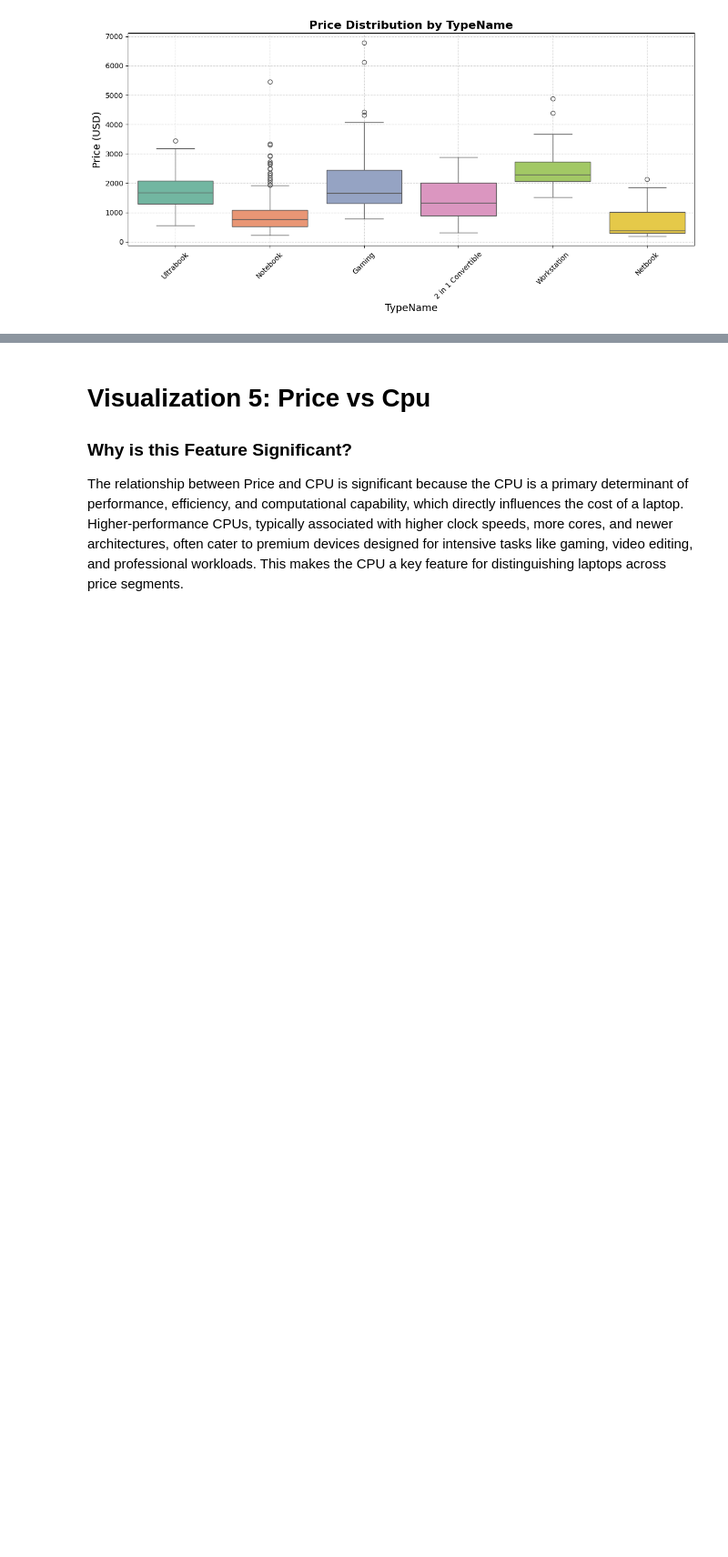
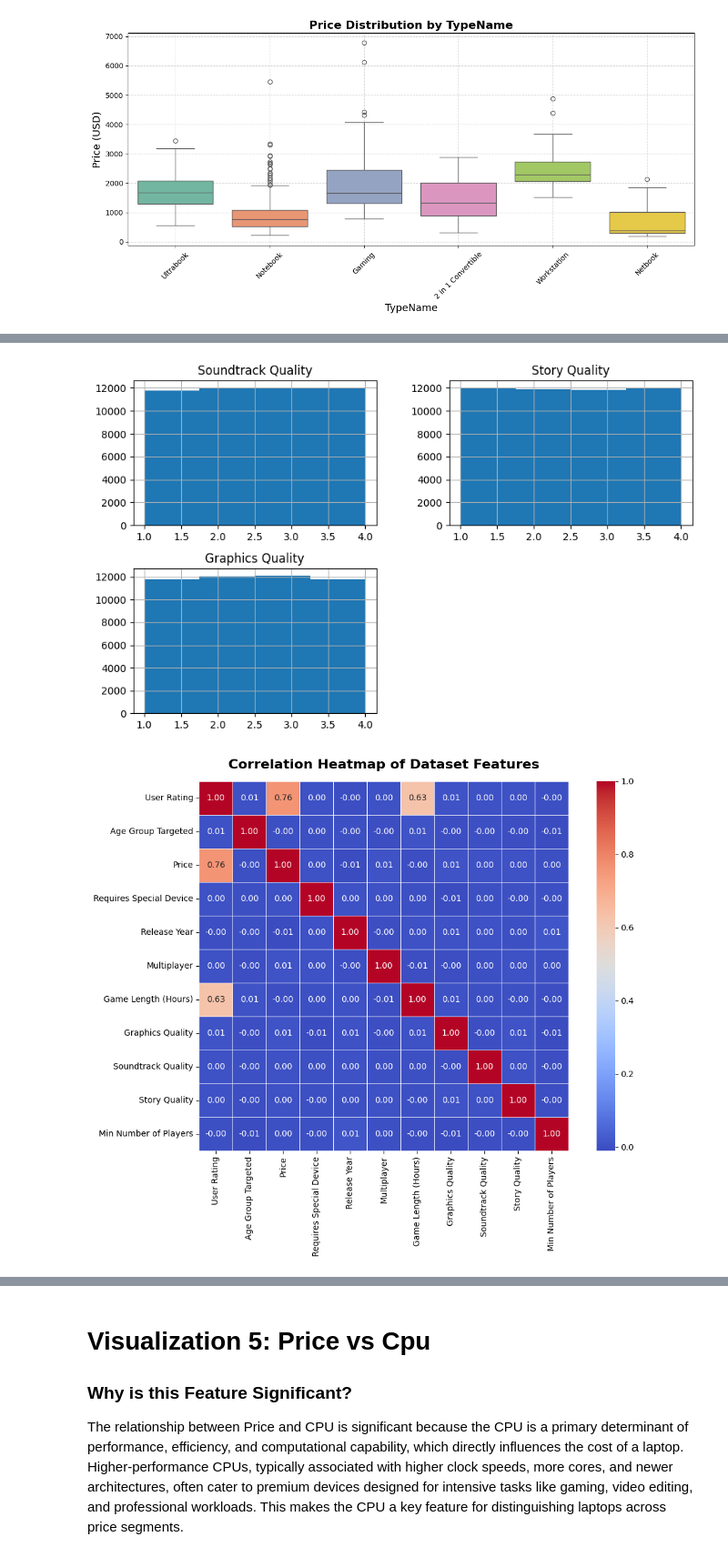
Before and after one commit to giladvi100/Data-Gaming, a Jupyter notebook: project.ipynb, the cells around one changed output, grey strips where cells are left out. Shown at 91% size. Saved outputs shown, nothing was run; the diff lists cells and outputs as text; code cells hidden in the pictures; blank space fills up the shorter version.

Commit message:
added Correlation Heatmap visualization added sound, story and graphics Qualities Vs. User rating visualization

```diff
--- a/project.ipynb
+++ b/project.ipynb
@@ -157 +233,51 @@ plt.show()
+# %%
+# Map ordinal categories for 'Soundtrack Quality', 'Story Quality', and 'Age Group Targeted'
+sound_quality_map = {'Poor': 1, 'Average': 2, 'Good': 3, 'Excellent': 4}
+story_quality_map = {'Poor': 1, 'Average': 2, 'Good': 3, 'Excellent': 4}
+graphics_quality_map = {'Low': 1, 'Medium': 2, 'High': 3, 'Ultra': 4}
+age_group_map = {'Children': 1, 'Teens': 2, 'Adults': 3, 'All Ages': 4}
+
+data['Soundtrack Quality'] = data['Soundtrack Quality'].map(sound_quality_map)
+data['Story Quality'] = data['Story Quality'].map(story_quality_map)
+data['Graphics Quality'] = data['Graphics Quality'].map(graphics_quality_map)
+data['Age Group Targeted'] = data['Age Group Targeted'].map(age_group_map)
+
+# data[['Soundtrack Quality', 'Story Quality', 'Graphics Quality']].describe()
+
+
+# Convert binary columns to numeric
+binary_columns = ['Multiplayer', 'Requires Special Device']
+data[binary_columns] = data[binary_columns].replace({'Yes': 1, 'No': 0})
+
+# Fill missing values (example: median for numeric, mode for categorical)
+data = data.fillna(data.median(numeric_only=True))  # Numerical columns
+categorical_cols_with_missing = data.select_dtypes(include=['object']).columns
+data[categorical_cols_with_missing] = data[categorical_cols_with_missing].fillna(data[categorical_cols_with_missing].mode().iloc[0])
+
+# Apply one-hot encoding for non-ordinal categorical variables
+categorical_columns = ['Game Title', 'Platform', 'Developer', 'Publisher', 'Genre']
+data = pd.get_dummies(data, columns=categorical_columns, drop_first=True)
+
+exclude_columns = [col for col in data.columns if col.startswith(('Game Title_', 'Platform_', 'Developer_', 'Publisher_', 'Genre_'))]
+numerical_data = data.drop(columns=exclude_columns)
+
+# Compute the correlation matrix for numerical features
+correlation_matrix = numerical_data.corr()
+
+plt.figure(figsize=(12, 8))
+sns.heatmap(
+    correlation_matrix,
+    annot=True,
+    cmap='coolwarm',
+    fmt=".2f",
+    linewidths=0.5,
+    square=True
+)
+
+plt.title("Correlation Heatmap of Dataset Features", fontsize=16, fontweight='bold', pad=15)
+
+plt.show()
+# %% [output]
+[figure, added]
+[figure, added]
 # %% [markdown]
```
Also changed, not shown: parts of 15 cells of this notebook.
